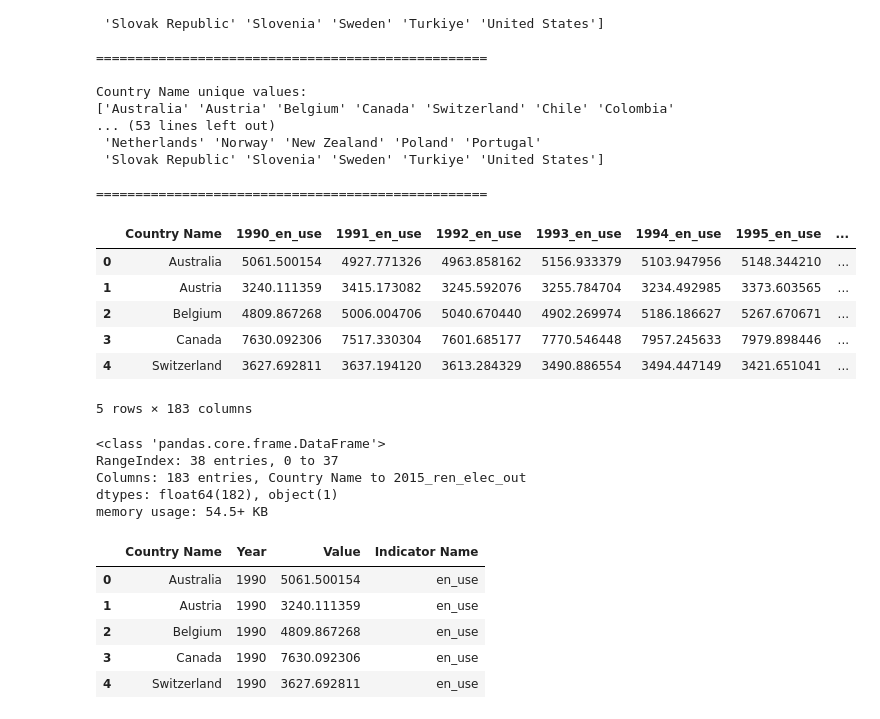
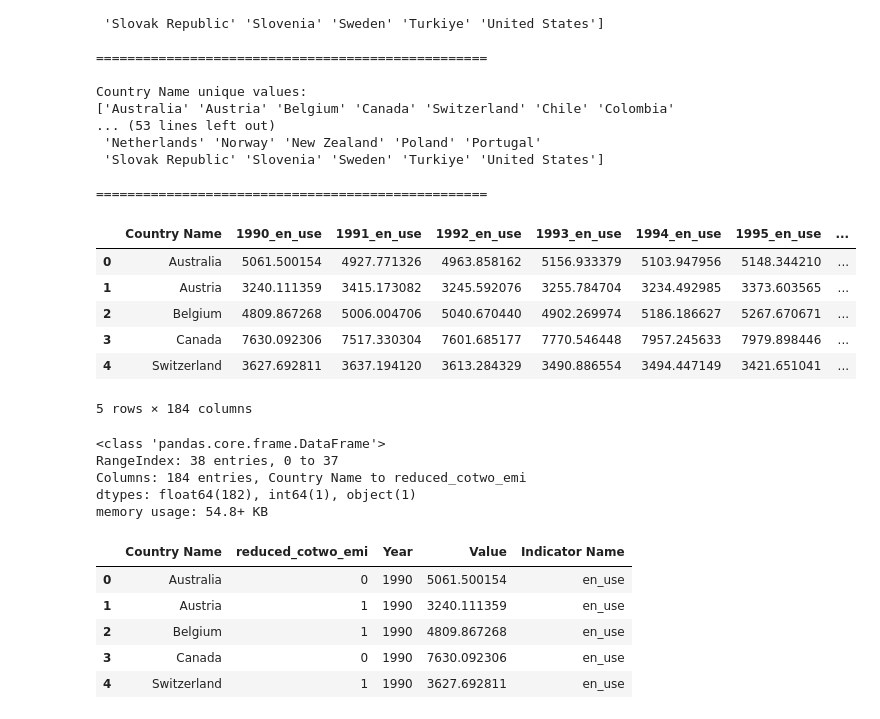
Before and after one commit to JuanRobledo12/Decision_Sciencies_Practical_Exam, a Jupyter notebook: q1.ipynb, the cells around one changed output. Saved outputs shown, nothing was run; the diff lists cells and outputs as text; code cells hidden in the pictures.

```diff
--- a/q1.ipynb
+++ b/q1.ipynb
@@ -338,5 +338,6 @@ plt.show()
 # %%
 data_frames = manipulate_data.drop_oecd_members_rows(data_frames) # Eliminates the oecd members aggregate row from all dataframes
+cotwo_df_labeled = manipulate_data.q4_create_target_variable(cotwo_df=data_frames['cotwo_emi'], start='2005', end='2015') # Creates a labeled version of the CO2 emissions df
 data_frames = manipulate_data.drop_indicator_data_cols(data_frames) # Eliminates the Indicator Name and Indicator Code columns in each dataframe
 data_frames = manipulate_data.add_suffix_to_cols(data_frames)
 analyzer.print_head(data_frames)
@@ -358,6 +359,9 @@ First 5 rows of en_use:
 [5 rows x 27 columns]
 
 ==================================================
+# %%
+# Creates the target value series for q4 dataset
+q4_target_value_series = cotwo_df_labeled['Target'].copy()
 # %%
 analyzer.print_unique_values(data_frames, 'Country Name')
 # %% [output]
@@ -380,6 +384,7 @@ Country Name unique values:
 ==================================================
 # %%
 all_indicators_df = manipulate_data.merge_all_indicators(dataframe_dict=data_frames)
+all_indicators_df['reduced_cotwo_emi'] = q4_target_value_series.copy()
 # %%
 all_indicators_df.head()
 # %% [output]
@@ -389,26 +394,26 @@ all_indicators_df.head()
 | 2 | Belgium | 4809.867268 | 5006.004706 | 5040.670440 | 4902.269974 | 5186.186627 | 5267.670671 | ... |
 | 3 | Canada | 7630.092306 | 7517.330304 | 7601.685177 | 7770.546448 | 7957.245633 | 7979.898446 | ... |
 | 4 | Switzerland | 3627.692811 | 3637.194120 | 3613.284329 | 3490.886554 | 3494.447149 | 3421.651041 | ... |
-5 rows × 183 columns
+5 rows × 184 columns
 # %%
 all_indicators_df.info()
 # %% [output]
 <class 'pandas.core.frame.DataFrame'>
 RangeIndex: 38 entries, 0 to 37
-Columns: 183 entries, Country Name to 2015_ren_elec_out
-dtypes: float64(182), object(1)
-memory usage: 54.5+ KB
+Columns: 184 entries, Country Name to reduced_cotwo_emi
+dtypes: float64(182), int64(1), object(1)
+memory usage: 54.8+ KB
 # %%
 # Create last Dataframe transformation to save it as a CSV file
-all_indicators_df_long = pd.melt(all_indicators_df, id_vars="Country Name", var_name="Year", value_name="Value")
+all_indicators_df_long = pd.melt(all_indicators_df, id_vars=["Country Name", "reduced_cotwo_emi"], var_name="Year", value_name="Value")
 all_indicators_df_long['Indicator Name'] = all_indicators_df_long['Year'].str.split('_',n=1, expand=True)[1]
 all_indicators_df_long['Year'] = all_indicators_df_long['Year'].str.split('_', expand=True)[0]
-all_indicators_df_long.to_csv('clean_data/initial_q2.csv', index=False)
+all_indicators_df_long.to_csv('clean_data/initial_q4.csv', index=False)
 all_indicators_df_long.head()
 # %% [output]
-|  | Country Name | Year | Value | Indicator Name |
-| 0 | Australia | 1990 | 5061.500154 | en_use |
-| 1 | Austria | 1990 | 3240.111359 | en_use |
-| 2 | Belgium | 1990 | 4809.867268 | en_use |
-| 3 | Canada | 1990 | 7630.092306 | en_use |
-| 4 | Switzerland | 1990 | 3627.692811 | en_use |
+|  | Country Name | reduced_cotwo_emi | Year | Value | Indicator Name |
+| 0 | Australia | 0 | 1990 | 5061.500154 | en_use |
+| 1 | Austria | 1 | 1990 | 3240.111359 | en_use |
+| 2 | Belgium | 1 | 1990 | 4809.867268 | en_use |
+| 3 | Canada | 0 | 1990 | 7630.092306 | en_use |
+| 4 | Switzerland | 1 | 1990 | 3627.692811 | en_use |
```
Also changed, not shown: parts of 2 cells of this notebook, 6 other files.
